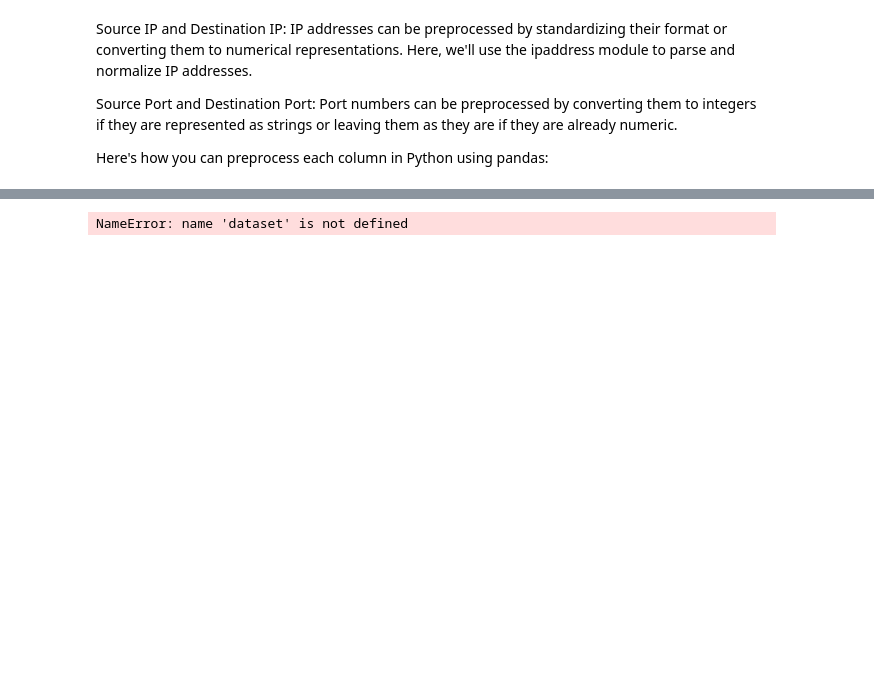
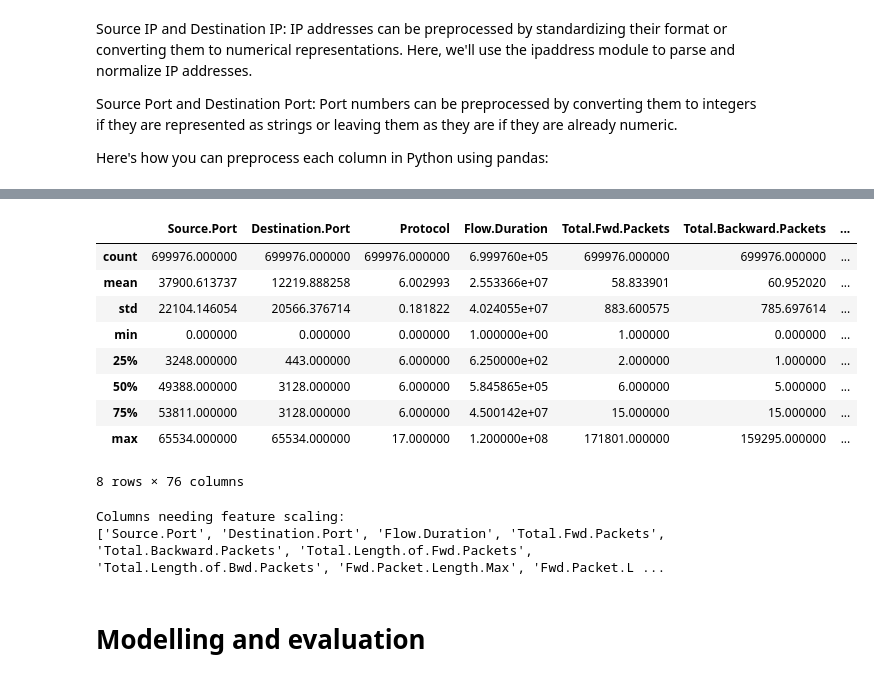
Before and after one commit to ackerman23/network-traffic-, a Jupyter notebook: main2.ipynb, the cells around one changed output, grey strips where cells are left out. Saved outputs shown, nothing was run; the diff lists cells and outputs as text; code cells hidden in the pictures; blank space fills up the shorter version.

```diff
--- a/main2.ipynb
+++ b/main2.ipynb
@@ -599,0 +459,21 @@ Outliers found. Consider handling outliers before modeling.
+# %%
+sampled_data['DateTime'] = pd.to_datetime(sampled_data['Date'] + ' ' + sampled_data['Time'], format='%d/%m/%Y %H:%M:%S')
+
+# Extract relevant components
+sampled_data['Year'] = sampled_data['DateTime'].dt.year
+sampled_data['Month'] = sampled_data['DateTime'].dt.month
+sampled_data['Day'] = sampled_data['DateTime'].dt.day
+sampled_data['Hour'] = sampled_data['DateTime'].dt.hour
+sampled_data['Minute'] = sampled_data['DateTime'].dt.minute
+sampled_data['Second'] = sampled_data['DateTime'].dt.second
+
+# Encode cyclic features (hour, day of week, etc.) if needed
+sampled_data['Hour_sin'] = np.sin(2 * np.pi * sampled_data['Hour'] / 24)
+sampled_data['Hour_cos'] = np.cos(2 * np.pi * sampled_data['Hour'] / 24)
+# Similar encoding for other cyclical features
+
+# Drop original 'Time' and 'Date' columns
+sampled_data.drop(columns=['Time', 'Date'], inplace=True)
+
+# Print the resulting sampled_data
+sampled_data.head()
@@ -599,0 +488,2 @@ Outliers found. Consider handling outliers before modeling.
+# %%
+sampled_data.drop(columns=['Flow.ID'], inplace=True)
@@ -599,0 +496,18 @@ Outliers found. Consider handling outliers before modeling.
+# %%
+sampled_data.drop(columns=['DateTime'], inplace=True)
+# %%
+duplicated_columns = []
+
+# Iterate through each column
+for i, column in enumerate(sampled_data.columns):
+    # Compare it with every other column
+    for j in range(i + 1, len(sampled_data.columns)):
+        # If the values in the two columns are identical, they are duplicates
+        if sampled_data[column].equals(sampled_data.iloc[:, j]):
+            duplicated_columns.append(sampled_data.columns[j])
+
+# Drop the duplicated columns
+sampled_data = sampled_data.drop(columns=duplicated_columns)
+
+# Print a message indicating which columns were dropped
+print("Dropped columns:", duplicated_columns)
@@ -703,10 +520,24 @@ print(classification_report(y_test, y_pred))
-# %%
-top_protocol_sum_duration = dataset.groupby('ProtocolName')['Flow.Duration'].sum()
-
-# We have to sort the data by the sum of flow duration in descending order
-top_protocol_sum_duration = top_protocol_sum_duration.sort_values(ascending=False)
-
-# And then we selected the top 15 protocols by sum of flow duration
-top_apps = top_protocol_sum_duration.head(15)
-# %% [output]
-NameError: name 'dataset' is not defined
+# %%
+sampled_data.describe()
+# %% [output]
+|  | Source.Port | Destination.Port | Protocol | Flow.Duration | Total.Fwd.Packets | Total.Backward.Packets | ... |
+| count | 699976.000000 | 699976.000000 | 699976.000000 | 6.999760e+05 | 699976.000000 | 699976.000000 | ... |
+| mean | 37900.613737 | 12219.888258 | 6.002993 | 2.553366e+07 | 58.833901 | 60.952020 | ... |
+| std | 22104.146054 | 20566.376714 | 0.181822 | 4.024055e+07 | 883.600575 | 785.697614 | ... |
+| min | 0.000000 | 0.000000 | 0.000000 | 1.000000e+00 | 1.000000 | 0.000000 | ... |
+| 25% | 3248.000000 | 443.000000 | 6.000000 | 6.250000e+02 | 2.000000 | 1.000000 | ... |
+| 50% | 49388.000000 | 3128.000000 | 6.000000 | 5.845865e+05 | 6.000000 | 5.000000 | ... |
+| 75% | 53811.000000 | 3128.000000 | 6.000000 | 4.500142e+07 | 15.000000 | 15.000000 | ... |
+| max | 65534.000000 | 65534.000000 | 17.000000 | 1.200000e+08 | 171801.000000 | 159295.000000 | ... |
+8 rows × 76 columns
+# %%
+summary_stats = sampled_data.describe()
+
+# Let's identify numerical columns with a large range of values (e.g., standard deviation)
+columns_to_scale = summary_stats.columns[(summary_stats.loc['std'] > 1.0) | (summary_stats.loc['std'] < -1.0)].tolist()
+
+print("Columns needing feature scaling:")
+print(columns_to_scale)
+# %% [output]
+Columns needing feature scaling:
+['Source.Port', 'Destination.Port', 'Flow.Duration', 'Total.Fwd.Packets', 'Total.Backward.Packets', 'Total.Length.of.Fwd.Packets', 'Total.Length.of.Bwd.Packets', 'Fwd.Packet.Length.Max', 'Fwd.Packet.L ...
@@ -712,0 +552,2 @@ NameError: name 'dataset' is not defined
+# %% [markdown]
+# Modelling and evaluation
```
Also changed, not shown: parts of 72 cells of this notebook.
